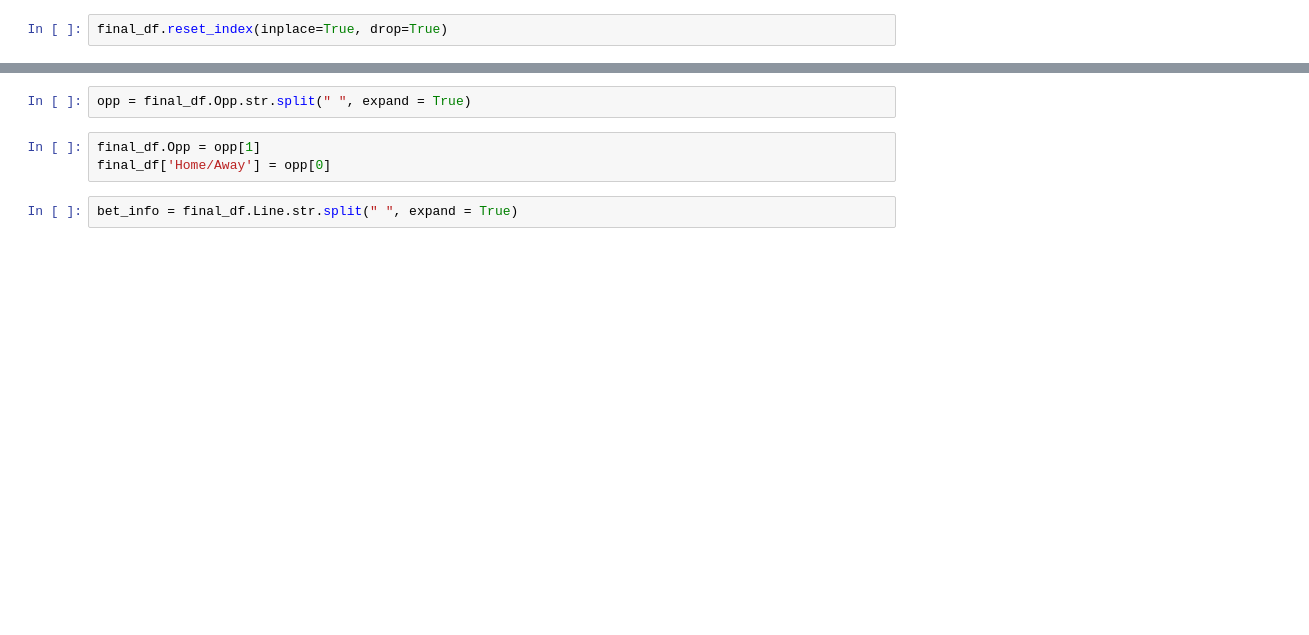
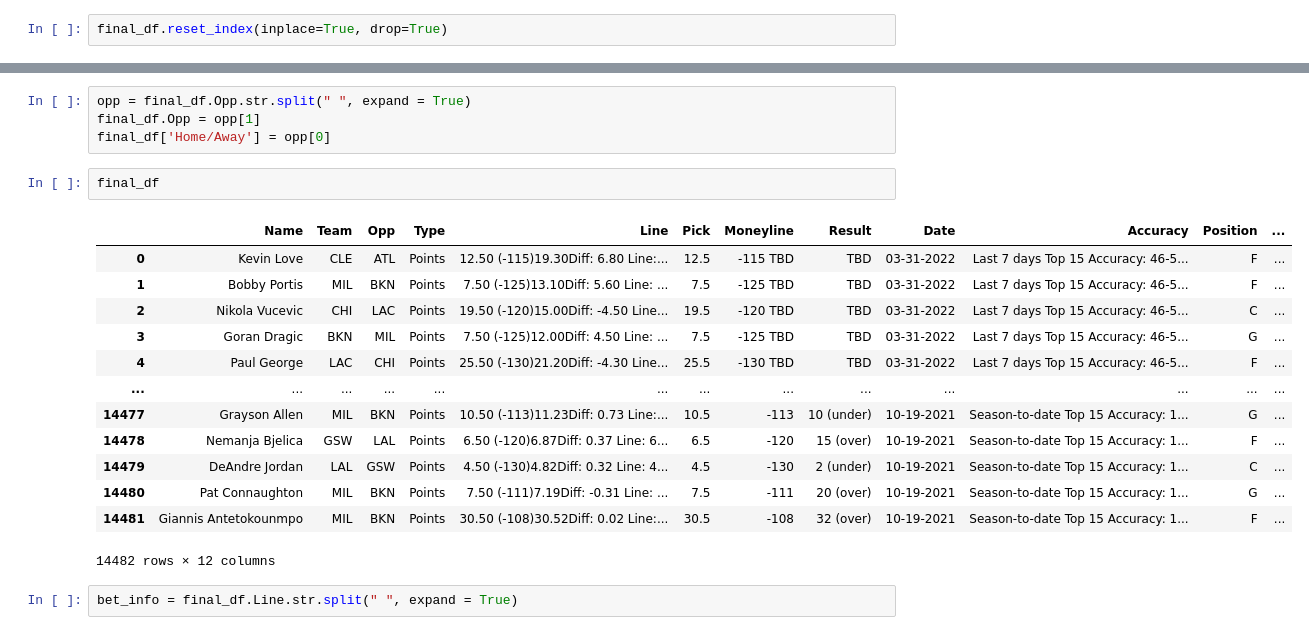
Before and after one commit to VinceDiR/celestial_body_size_predictor, a Jupyter notebook: Web Scraping Script (Step 1).ipynb, the cells around one changed output, grey strips where cells are left out. Saved outputs shown, nothing was run; the diff lists cells and outputs as text; blank space fills up the shorter version.

```diff
--- a/Web Scraping Script (Step 1).ipynb
+++ b/Web Scraping Script (Step 1).ipynb
@@ -157,8 +201,23 @@ final_df['Position'] = team[2]
 # %%
 opp = final_df.Opp.str.split(" ", expand = True)
+final_df.Opp = opp[1]
+final_df['Home/Away'] = opp[0]
-# %%
-final_df.Opp = opp[1]
-final_df['Home/Away'] = opp[0]
+# %%
+final_df
+# %% [output]
+|  | Name | Team | Opp | Type | Line | Pick | Moneyline | Result | Date | Accuracy | Position | ... |
+| 0 | Kevin Love | CLE | ATL | Points | 12.50 (-115)19.30Diff: 6.80 Line:... | 12.5 | -115 TBD | TBD | 03-31-2022 | Last 7 days Top 15 Accuracy: 46-5... | F | ... |
+| 1 | Bobby Portis | MIL | BKN | Points | 7.50 (-125)13.10Diff: 5.60 Line: ... | 7.5 | -125 TBD | TBD | 03-31-2022 | Last 7 days Top 15 Accuracy: 46-5... | F | ... |
+| 2 | Nikola Vucevic | CHI | LAC | Points | 19.50 (-120)15.00Diff: -4.50 Line... | 19.5 | -120 TBD | TBD | 03-31-2022 | Last 7 days Top 15 Accuracy: 46-5... | C | ... |
+| 3 | Goran Dragic | BKN | MIL | Points | 7.50 (-125)12.00Diff: 4.50 Line: ... | 7.5 | -125 TBD | TBD | 03-31-2022 | Last 7 days Top 15 Accuracy: 46-5... | G | ... |
+| 4 | Paul George | LAC | CHI | Points | 25.50 (-130)21.20Diff: -4.30 Line... | 25.5 | -130 TBD | TBD | 03-31-2022 | Last 7 days Top 15 Accuracy: 46-5... | F | ... |
+| ... | ... | ... | ... | ... | ... | ... | ... | ... | ... | ... | ... | ... |
+| 14477 | Grayson Allen | MIL | BKN | Points | 10.50 (-113)11.23Diff: 0.73 Line:... | 10.5 | -113 | 10 (under) | 10-19-2021 | Season-to-date Top 15 Accuracy: 1... | G | ... |
+| 14478 | Nemanja Bjelica | GSW | LAL | Points | 6.50 (-120)6.87Diff: 0.37 Line: 6... | 6.5 | -120 | 15 (over) | 10-19-2021 | Season-to-date Top 15 Accuracy: 1... | F | ... |
+| 14479 | DeAndre Jordan | LAL | GSW | Points | 4.50 (-130)4.82Diff: 0.32 Line: 4... | 4.5 | -130 | 2 (under) | 10-19-2021 | Season-to-date Top 15 Accuracy: 1... | C | ... |
+| 14480 | Pat Connaughton | MIL | BKN | Points | 7.50 (-111)7.19Diff: -0.31 Line: ... | 7.5 | -111 | 20 (over) | 10-19-2021 | Season-to-date Top 15 Accuracy: 1... | G | ... |
+| 14481 | Giannis Antetokounmpo | MIL | BKN | Points | 30.50 (-108)30.52Diff: 0.02 Line:... | 30.5 | -108 | 32 (over) | 10-19-2021 | Season-to-date Top 15 Accuracy: 1... | F | ... |
+14482 rows × 12 columns
 # %%
 bet_info = final_df.Line.str.split(" ", expand = True)
 # %%
```
Also changed, not shown: parts of 30 cells of this notebook, 3 other files.
